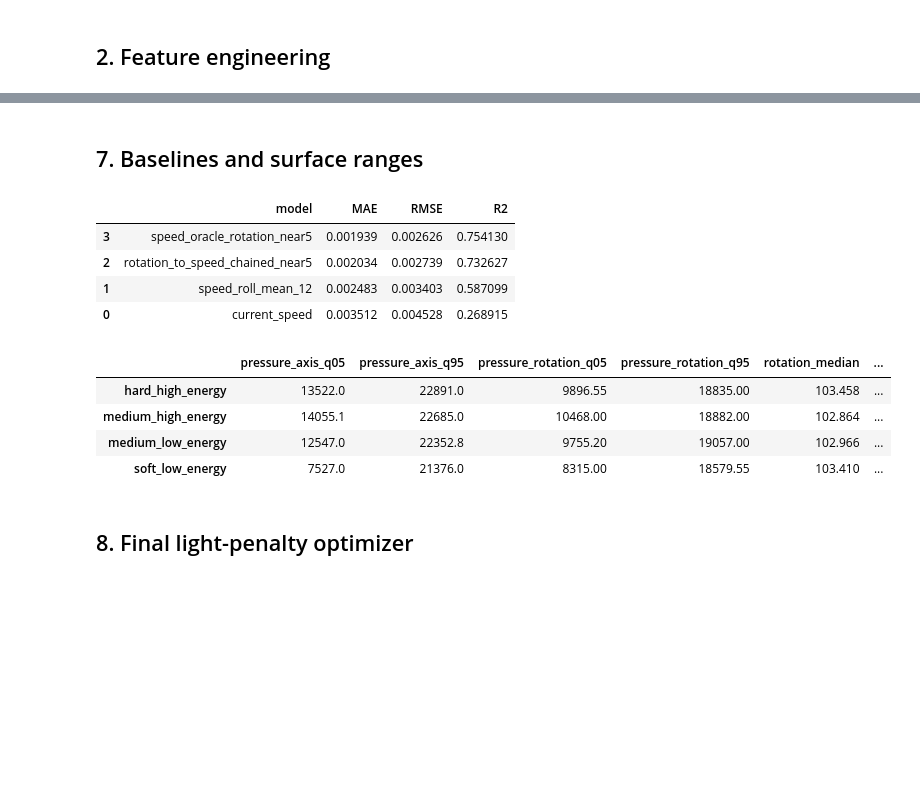
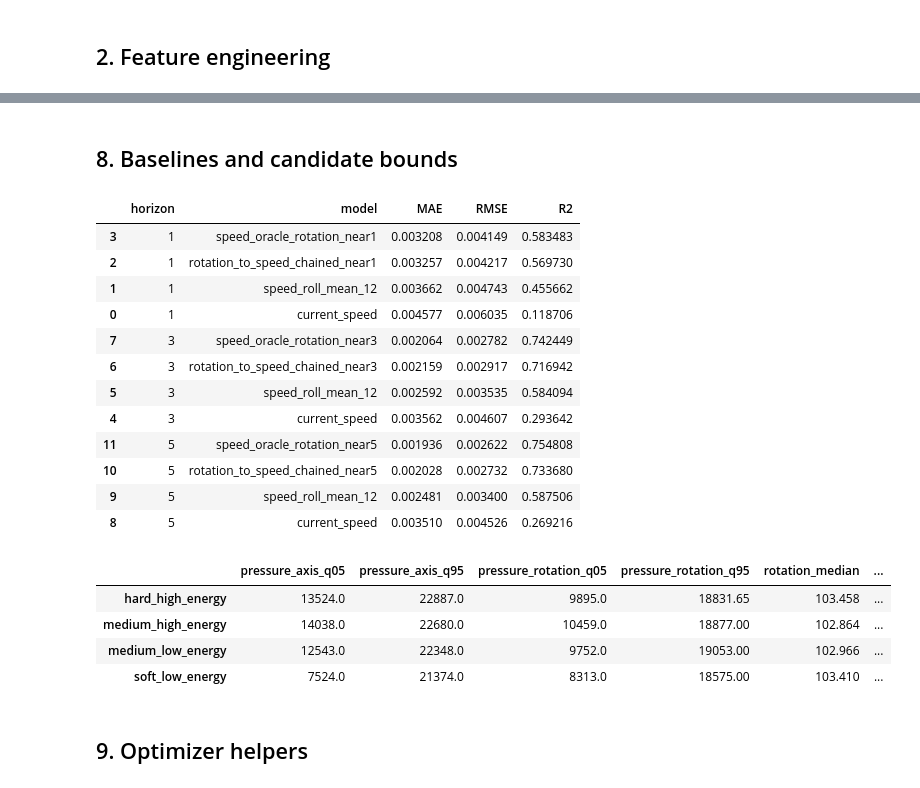
Before and after one commit to qa1roO/OptimalDrilling, a Jupyter notebook: notebooks/train_drilling_advisory_lp.ipynb, the cells around one changed output, grey strips where cells are left out. Drawn from its saved outputs; the diff is of its cells as text; code cells hidden in the pictures; blank space fills up the shorter version.

```diff
--- a/notebooks/train_drilling_advisory_lp.ipynb
+++ b/notebooks/train_drilling_advisory_lp.ipynb
@@ -73,6 +119,6 @@ pd.set_option("display.width", 200)
 # %%
 df = pd.read_csv(DATA_PATH).drop(columns=["Unnamed: 0"], errors="ignore")
-df["processing_time"] = pd.to_datetime(df["processing_time"], errors="raise")
+df["processing_time"] = pd.to_datetime(df["processing_time"], errors="raise", format="mixed")
 df = df.sort_values(["well_id", "processing_time"]).reset_index(drop=True)
 df["rock_energy_type_final"] = df["rock_energy_type_final"].fillna("unknown").astype(str)
 
@@ -89,7 +135,9 @@ required_cols = [
 
 print("Loaded:", DATA_PATH)
 print("Shape:", df.shape)
-
 display(df[required_cols].head())
-display(df[["pressure_axis", "pressure_rotation", "rotation", "speed", "hardness_score_smooth"]].describe(percentiles=[.01, .05, .5, .95, .99]))
+display(
+    df[["pressure_axis", "pressure_rotation", "rotation", "speed", "hardness_score_smooth"]]
+    .describe(percentiles=[.01, .05, .5, .95, .99])
+)
 # %% [output]
@@ -465,48 +601,70 @@ Speed model near_5 chained:
 # %% [markdown]
-## 7. Baselines and surface ranges
+## 8. Baselines and candidate bounds
 # %%
-test_df["baseline_current_speed"] = test_df["speed"]
-test_df["baseline_speed_roll_mean_12"] = test_df["speed_roll_mean_12"].fillna(test_df["speed"])
+baseline_rows = []
 
-baseline_compare = pd.DataFrame([
-    {"model": "current_speed", **regression_metrics(test_df[target_speed], test_df["baseline_current_speed"])},
-    {"model": "speed_roll_mean_12", **regression_metrics(test_df[target_speed], test_df["baseline_speed_roll_mean_12"])},
-    {"model": "rotation_to_speed_chained_near5", **speed_metrics_chained},
-    {"model": "speed_oracle_rotation_near5", **speed_metrics_oracle},
-]).sort_values("MAE")
+for h in TARGET_HORIZONS:
+    target_speed = target_cols_by_horizon[h]["target_speed"]
+    chained_metrics = models_by_horizon[h]["speed_metrics_chained"]
+    oracle_metrics = models_by_horizon[h]["speed_metrics_oracle"]
 
+    baseline_current = regression_metrics(test_df[target_speed], test_df["speed"])
+    baseline_roll12 = regression_metrics(
+        test_df[target_speed],
+        test_df["speed_roll_mean_12"].fillna(test_df["speed"]),
+    )
+
+    baseline_rows.extend([
+        {"horizon": h, "model": "current_speed", **baseline_current},
+        {"horizon": h, "model": "speed_roll_mean_12", **baseline_roll12},
+        {"horizon": h, "model": f"rotation_to_speed_chained_near{h}", **chained_metrics},
+        {"horizon": h, "model": f"speed_oracle_rotation_near{h}", **oracle_metrics},
+    ])
+
+baseline_compare = pd.DataFrame(baseline_rows).sort_values(["horizon", "MAE"])
 display(baseline_compare)
 
 surface_ranges = {}
 
 for et, part in train_df.groupby("rock_energy_type_final"):
     if len(part) < 100:
         continue
 
     surface_ranges[et] = {
         "pressure_axis_q05": float(part["pressure_axis"].quantile(0.05)),
         "pressure_axis_q95": float(part["pressure_axis"].quantile(0.95)),
         "pressure_rotation_q05": float(part["pressure_rotation"].quantile(0.05)),
         "pressure_rotation_q95": float(part["pressure_rotation"].quantile(0.95)),
         "rotation_median": float(part["rotation"].median()),
         "speed_median": float(part["speed"].median()),
         "hardness_median": float(part["hardness_score_smooth"].median()),
         "rows": int(len(part)),
     }
 
 surface_ranges_df = pd.DataFrame(surface_ranges).T
 display(surface_ranges_df)
+
+baseline_compare.to_csv(ARTIFACT_DIR / "baseline_compare_by_horizon.csv", index=False)
+baseline_compare.to_csv(REPORT_DIR / "baseline_compare_by_horizon.csv", index=False)
 # %% [output]
-|  | model | MAE | RMSE | R2 |
-| 3 | speed_oracle_rotation_near5 | 0.001939 | 0.002626 | 0.754130 |
-| 2 | rotation_to_speed_chained_near5 | 0.002034 | 0.002739 | 0.732627 |
-| 1 | speed_roll_mean_12 | 0.002483 | 0.003403 | 0.587099 |
-| 0 | current_speed | 0.003512 | 0.004528 | 0.268915 |
+|  | horizon | model | MAE | RMSE | R2 |
+| 3 | 1 | speed_oracle_rotation_near1 | 0.003208 | 0.004149 | 0.583483 |
+| 2 | 1 | rotation_to_speed_chained_near1 | 0.003257 | 0.004217 | 0.569730 |
+| 1 | 1 | speed_roll_mean_12 | 0.003662 | 0.004743 | 0.455662 |
+| 0 | 1 | current_speed | 0.004577 | 0.006035 | 0.118706 |
+| 7 | 3 | speed_oracle_rotation_near3 | 0.002064 | 0.002782 | 0.742449 |
+| 6 | 3 | rotation_to_speed_chained_near3 | 0.002159 | 0.002917 | 0.716942 |
+| 5 | 3 | speed_roll_mean_12 | 0.002592 | 0.003535 | 0.584094 |
+| 4 | 3 | current_speed | 0.003562 | 0.004607 | 0.293642 |
+| 11 | 5 | speed_oracle_rotation_near5 | 0.001936 | 0.002622 | 0.754808 |
+| 10 | 5 | rotation_to_speed_chained_near5 | 0.002028 | 0.002732 | 0.733680 |
+| 9 | 5 | speed_roll_mean_12 | 0.002481 | 0.003400 | 0.587506 |
+| 8 | 5 | current_speed | 0.003510 | 0.004526 | 0.269216 |
 |  | pressure_axis_q05 | pressure_axis_q95 | pressure_rotation_q05 | pressure_rotation_q95 | rotation_median | ... |
-| hard_high_energy | 13522.0 | 22891.0 | 9896.55 | 18835.00 | 103.458 | ... |
-| medium_high_energy | 14055.1 | 22685.0 | 10468.00 | 18882.00 | 102.864 | ... |
-| medium_low_energy | 12547.0 | 22352.8 | 9755.20 | 19057.00 | 102.966 | ... |
-| soft_low_energy | 7527.0 | 21376.0 | 8315.00 | 18579.55 | 103.410 | ... |
+| hard_high_energy | 13524.0 | 22887.0 | 9895.0 | 18831.65 | 103.458 | ... |
+| medium_high_energy | 14038.0 | 22680.0 | 10459.0 | 18877.00 | 102.864 | ... |
+| medium_low_energy | 12543.0 | 22348.0 | 9752.0 | 19053.00 | 102.966 | ... |
+| soft_low_energy | 7524.0 | 21374.0 | 8313.0 | 18575.00 | 103.410 | ... |
-# %% [markdown]
-## 8. Final light-penalty optimizer
+# %% [markdown]
+## 9. Optimizer helpers
 # %%
```
Also changed, not shown: parts of 32 cells of this notebook, 59 other files.
